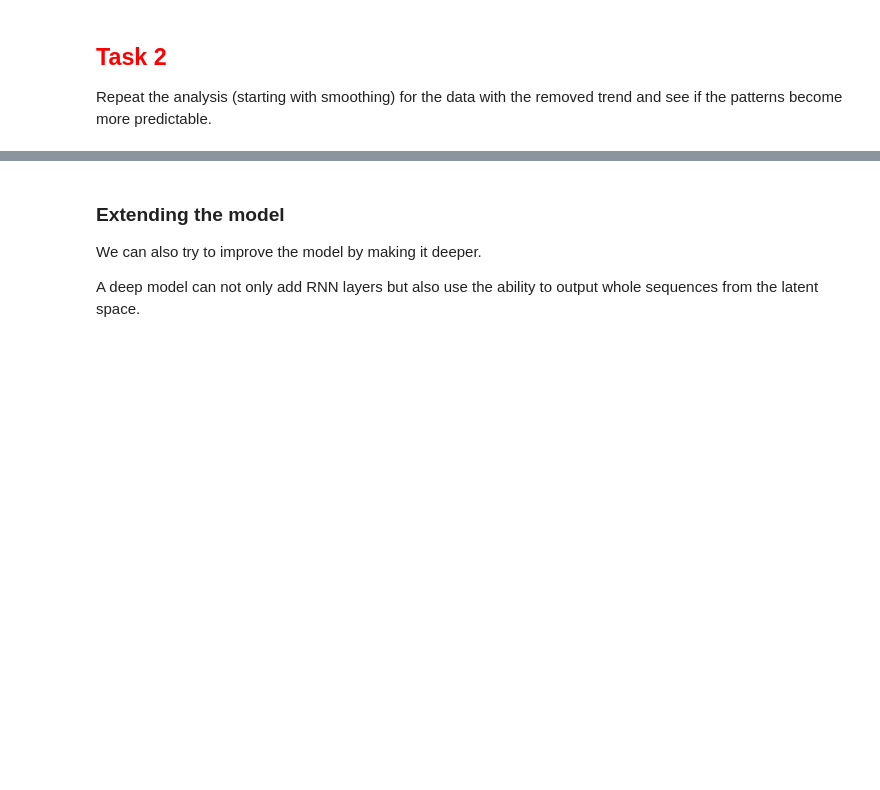
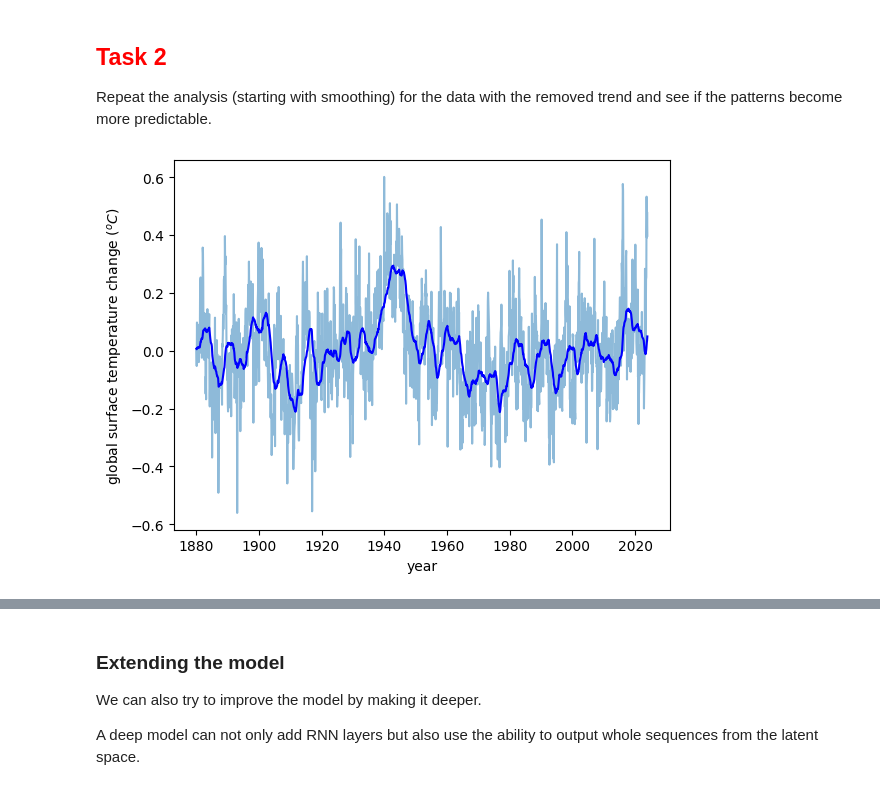
Before and after one commit to HJJJJX/GEO_Practice, a Jupyter notebook: 12-Recurrent.ipynb, the cells around one changed output, grey strips where cells are left out. Cells and saved outputs as stored; diff of their text form; code cells hidden in the pictures; blank space fills up the shorter version.

```diff
--- a/12-Recurrent.ipynb
+++ b/12-Recurrent.ipynb
@@ -510,3 +544,20 @@ plt.show()
 ## <div style="color:red">Task 2</div>
 
 Repeat the analysis (starting with smoothing) for the data with the removed trend and see if the patterns become more predictable.
+# %%
+def running_mean(x, radius):
+    'apply a box filter for smoothing the input'
+    cumsum = np.cumsum(np.pad(x, (radius, 0), 'edge'))
+    return (cumsum[radius:] - cumsum[:-radius])/radius
+
+
+# smooth over three years = 36 months
+temp_smooth_t2 = running_mean(detrend, 36)
+# %%
+plt.plot(xaxis, detrend, alpha=0.5)
+plt.plot(xaxis, temp_smooth_t2, color='b')
+plt.xlabel('year')
+plt.ylabel('global surface temperature change ($^{o}C$)')
+plt.show()
+# %% [output]
+[figure, added]
```
Also changed, not shown: parts of 31 cells of this notebook.
